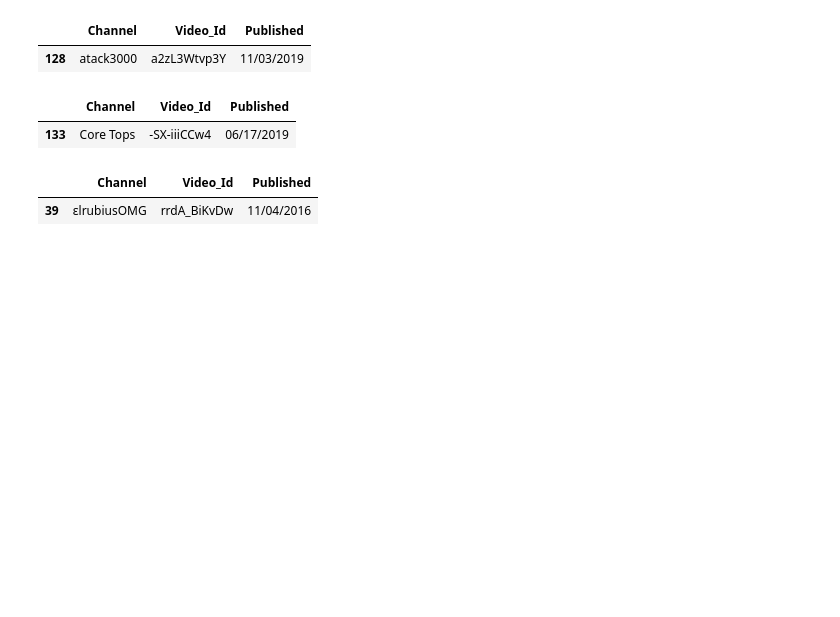
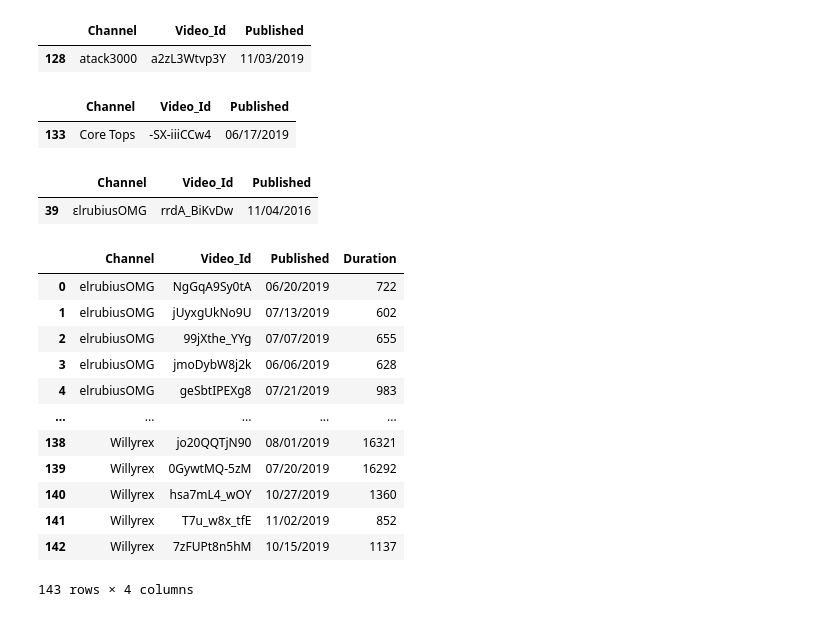
Before and after one commit to ta-data-bcn/Project-Week-3-Data-Thieves, a Jupyter notebook: your-project/YoutubeAPI.ipynb, the cells around one changed output. Cells and saved outputs as stored; diff of their text form; code cells hidden in the pictures; blank space fills up the shorter version.

Commit message:
Updated fifile YoutubeAPI and created Top3_durations csv file

```diff
--- a/your-project/YoutubeAPI.ipynb
+++ b/your-project/YoutubeAPI.ipynb
@@ -193,6 +176,0 @@ url_b = f'&key={api_key}'
-# %%
-# looping to get the video details from each video Id.
-videoDetails = []
-
-for elem in videoIds:
-    videoDetails.append(rq.get(url_a + elem + url_b).json())
@@ -213,2 +183,4 @@ durations_df
+# %%
+Top3_df['Duration']=durations
 # %%
-durations_df['Duration'] = durations_df['Duration'].apply(lambda x: isodate.parse_duration(x).seconds)
+Top3_df['Duration'] = Top3_df['Duration'].apply(lambda x: isodate.parse_duration(x).seconds)
@@ -217,2 +187,2 @@ durations_df.dtypes
 # %%
-durations_df.drop(columns = ['DurationClean'], inplace = True)
+Top3_df.reset_index(drop = True, inplace = True)
@@ -223 +189,17 @@ durations_df.to_sql('Durations', engine)
+# %%
+Top3_df
+# %% [output]
+|  | Channel | Video_Id | Published | Duration |
+| 0 | elrubiusOMG | NgGqA9Sy0tA | 06/20/2019 | 722 |
+| 1 | elrubiusOMG | jUyxgUkNo9U | 07/13/2019 | 602 |
+| 2 | elrubiusOMG | 99jXthe_YYg | 07/07/2019 | 655 |
+| 3 | elrubiusOMG | jmoDybW8j2k | 06/06/2019 | 628 |
+| 4 | elrubiusOMG | geSbtIPEXg8 | 07/21/2019 | 983 |
+| ... | ... | ... | ... | ... |
+| 138 | Willyrex | jo20QQTjN90 | 08/01/2019 | 16321 |
+| 139 | Willyrex | 0GywtMQ-5zM | 07/20/2019 | 16292 |
+| 140 | Willyrex | hsa7mL4_wOY | 10/27/2019 | 1360 |
+| 141 | Willyrex | T7u_w8x_tfE | 11/02/2019 | 852 |
+| 142 | Willyrex | 7zFUPt8n5hM | 10/15/2019 | 1137 |
+143 rows × 4 columns
 # %%
```
Also changed, not shown: parts of 18 cells of this notebook, 1 other file.
